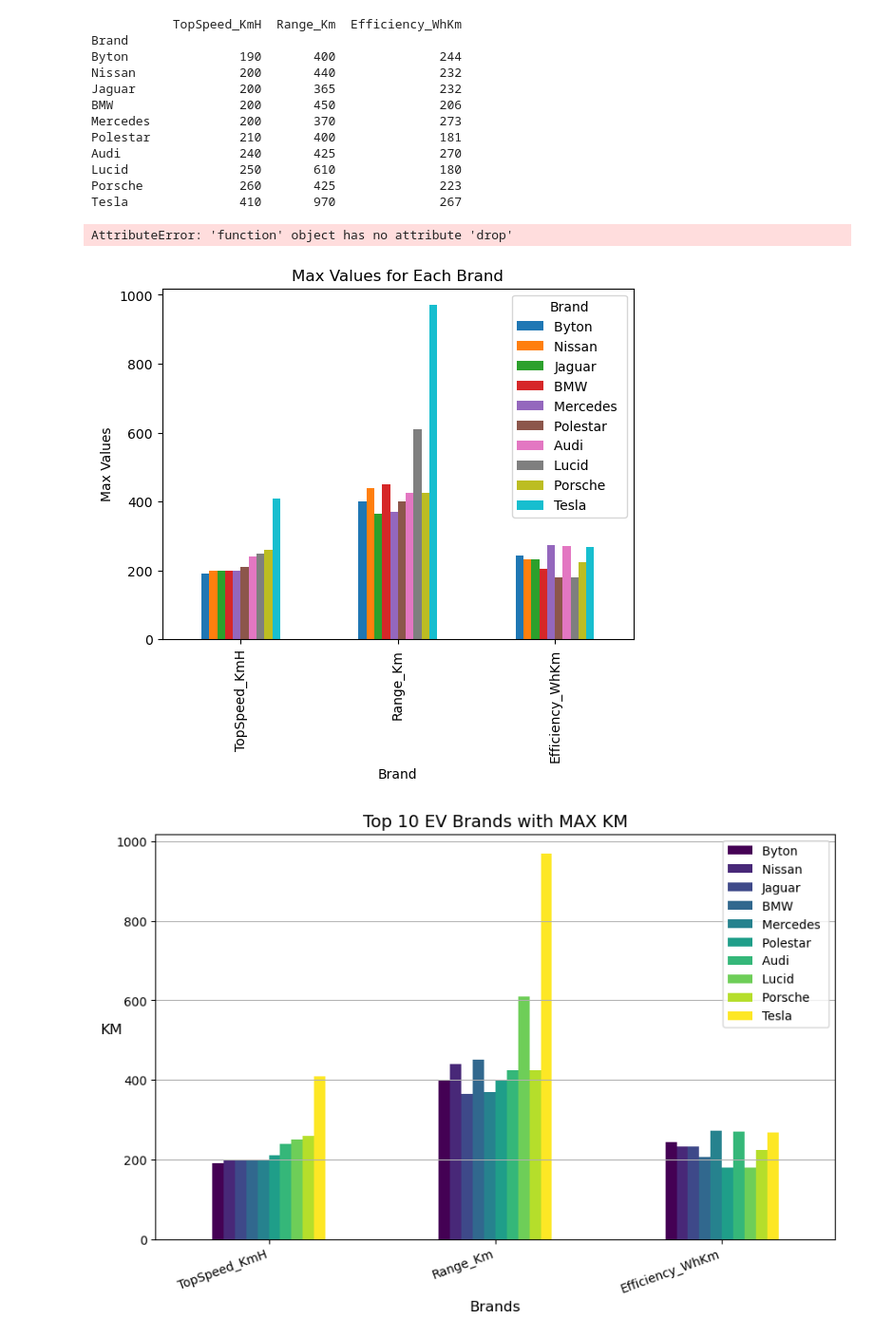
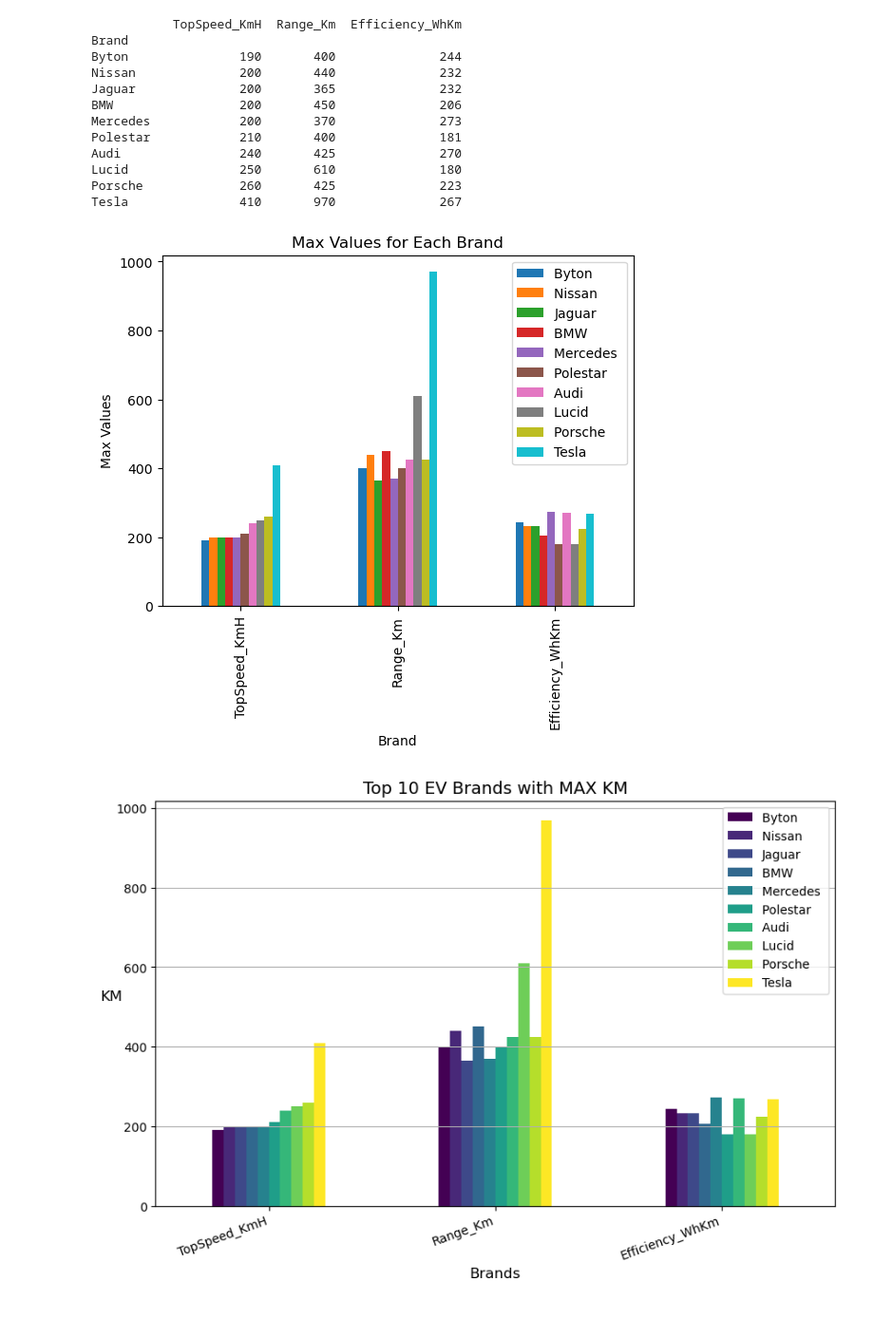
Before and after one commit to Normalitan/DataEV-First-Project, a Jupyter notebook: EV Data Exploration PROJECT.ipynb, the cells around one changed output. Shown at 95% size. Drawn from its saved outputs; the diff is of its cells as text; code cells hidden in the pictures.

```diff
--- a/EV Data Exploration PROJECT.ipynb
+++ b/EV Data Exploration PROJECT.ipynb
@@ -71,16 +71,15 @@ Tesla               410       970              267
 # %%
 import matplotlib.pyplot as plt
 max_interest_transposed = max_interest_tail.transpose()# Transpose the DataFrame to have 'Brand' as columns and max values as rows
 max_interest_transposed.plot(kind='bar')# Create a bar graph
 
 plt.xlabel('Brand')# Add labels and title
 plt.ylabel('Max Values')
 plt.title('Max Values for Each Brand')
-plt.legend.drop('brand')
+plt.legend()
 plt.show()
 # %% [output]
-AttributeError: 'function' object has no attribute 'drop'
-[figure, old version]
+[figure, new version]
 # %%
 #Lets show which brands have the cars with the best range, we'll find out the car model next.
 ax = max_interest_transposed.plot(kind='bar', figsize=(10, 6), colormap='viridis') # Create a bar graph
```
